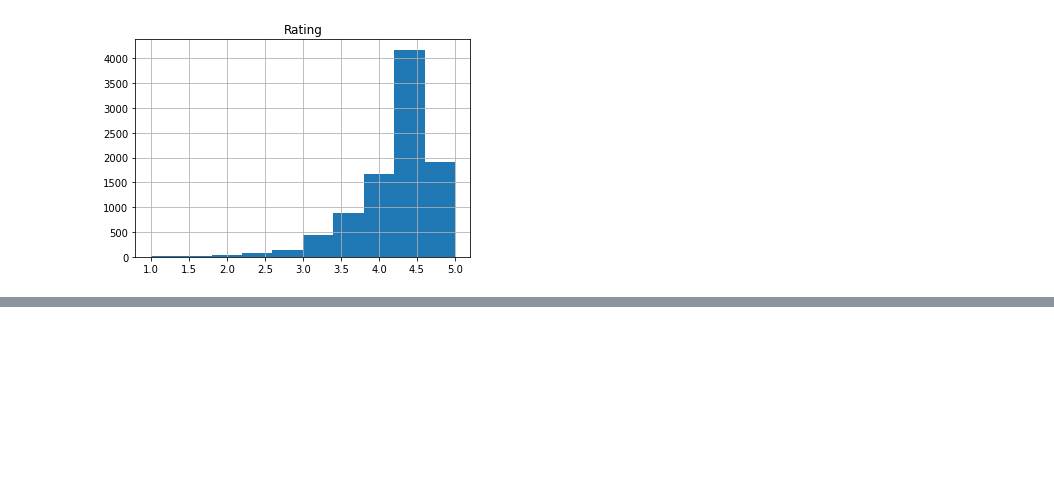
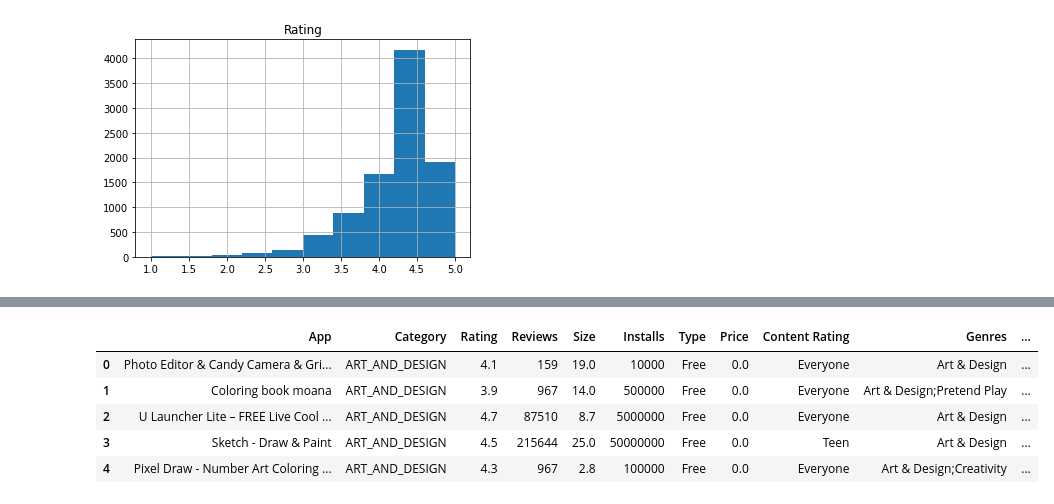
Before and after one commit to harkpun/Google-Play-Store-Analysis, a Jupyter notebook: Play_Store_Analysis.ipynb, the cells around one changed output, grey strips where cells are left out. Drawn from its saved outputs; the diff is of its cells as text; code cells hidden in the pictures; blank space fills up the shorter version.

```diff
--- a/Play_Store_Analysis.ipynb
+++ b/Play_Store_Analysis.ipynb
@@ -137,0 +226,24 @@ array([[<matplotlib.axes._subplots.AxesSubplot object at 0x...>]],
+# %%
+#converting Kb into Mb
+ps_df['Size'] = ps_df['Size'].apply(lambda x: str(x).replace('Varies with device', 'NaN') if 'Varies with device' in str(x) else x)
+ps_df['Size'] = ps_df['Size'].apply(lambda x: str(x).replace('M', '') if 'M' in str(x) else x)
+ps_df['Size'] = ps_df['Size'].apply(lambda x: float(str(x).replace('k', '')) / 1000 if 'k' in str(x) else x)
+ps_df['Size'] = ps_df['Size'].apply(lambda x: float(x))
+# %%
+#Converting Last Updated column from string to Timestamp
+ps_df['Last Updated'] = pd.to_datetime(ps_df['Last Updated'])
+# %%
+# new column
+ps_df['Year-Month'] = ps_df['Last Updated'].dt.to_period('M')
+# %%
+# new column - Total Earning based on number of Installs
+ps_df['Total Earning'] = ps_df['Installs']*ps_df['Price']
+# %%
+ps_df.head()
+# %% [output]
+|  | App | Category | Rating | Reviews | Size | Installs | Type | Price | Content Rating | Genres | ... |
+| 0 | Photo Editor & Candy Camera & Gri... | ART_AND_DESIGN | 4.1 | 159 | 19.0 | 10000 | Free | 0.0 | Everyone | Art & Design | ... |
+| 1 | Coloring book moana | ART_AND_DESIGN | 3.9 | 967 | 14.0 | 500000 | Free | 0.0 | Everyone | Art & Design;Pretend Play | ... |
+| 2 | U Launcher Lite – FREE Live Cool ... | ART_AND_DESIGN | 4.7 | 87510 | 8.7 | 5000000 | Free | 0.0 | Everyone | Art & Design | ... |
+| 3 | Sketch - Draw & Paint | ART_AND_DESIGN | 4.5 | 215644 | 25.0 | 50000000 | Free | 0.0 | Teen | Art & Design | ... |
+| 4 | Pixel Draw - Number Art Coloring ... | ART_AND_DESIGN | 4.3 | 967 | 2.8 | 100000 | Free | 0.0 | Everyone | Art & Design;Creativity | ... |
```
Also changed, not shown: parts of 12 cells of this notebook.
